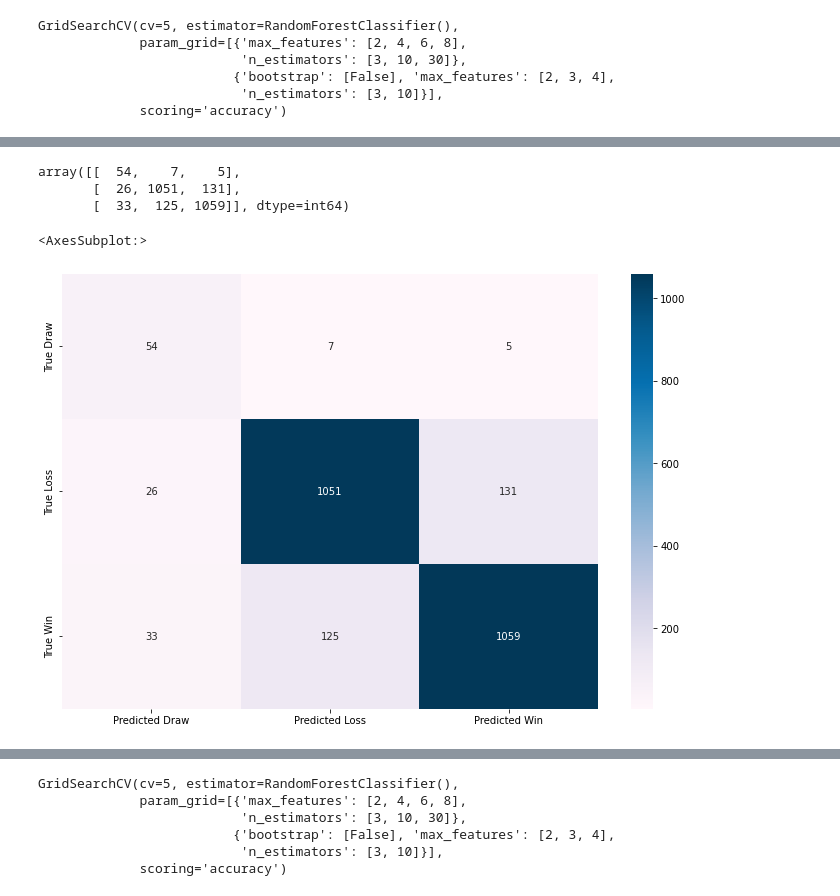
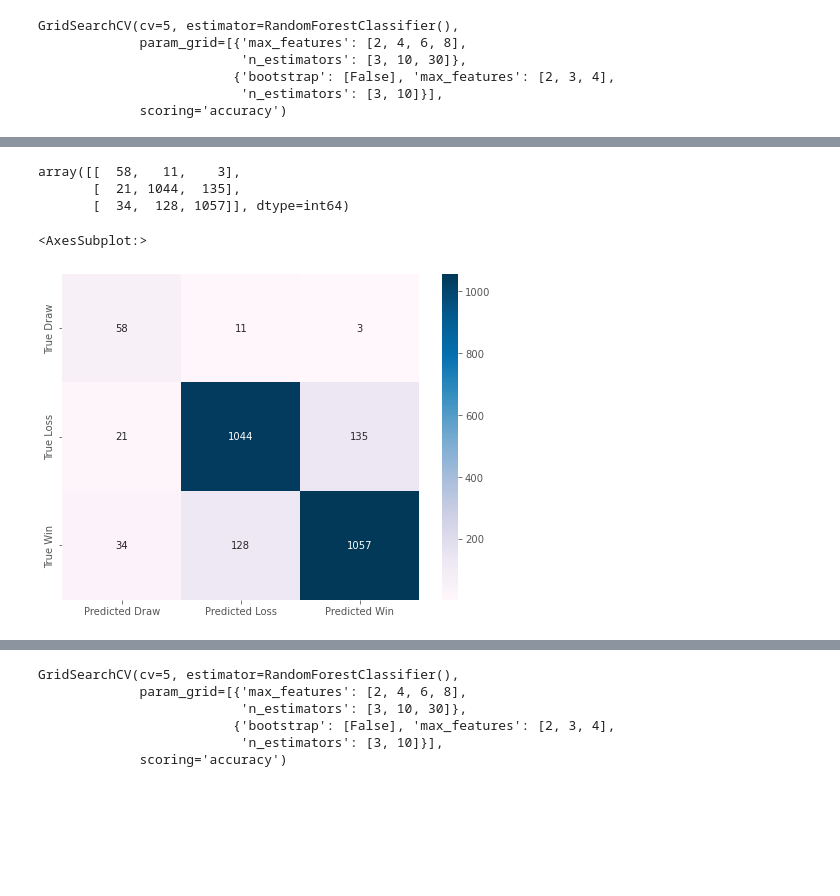
Before and after one commit to Gabriele-Frattini/fight-prediction, a Jupyter notebook: notebook.ipynb, the cells around one changed output, grey strips where cells are left out. Drawn from its saved outputs; the diff is of its cells as text; code cells hidden in the pictures; blank space fills up the shorter version.

```diff
--- a/notebook.ipynb
+++ b/notebook.ipynb
@@ -93,7 +94,6 @@ fights.drop(['titles held',
                'residence',
                'venue',
                'br_id',
-               'date',
                'reach'
                ],axis=1,inplace=True)
 # %%
@@ -341,0 +400,12 @@ plt.show()
+# %%
+from datetime import datetime
+from datetime import date
+
+fights.date = pd.to_datetime(fights.date)
+fights.date = fights.date.dt.strftime("%Y")
+
+usa_phi = fights[(fights.nationality=="USA") | (fights.nationality=="Philippines") | (fights.nationality=="Mexico") | (fights.nationality=="United Kingdom")]
+usa_phi = usa_phi.groupby(["date","nationality"])["decision"].value_counts().unstack().reset_index()
+
+plots = sns.lineplot(data=usa_phi, x="date", y="Win", hue="nationality", palette="tab10")
+plots.set_title('Wins over time ',fontsize=15,fontweight='bold')
@@ -411,0 +521,13 @@ sns.heatmap(fights_corr, annot=True, cmap="PuBu")
+# %%
+fights["years_experience"] = fights.Age - fights.debut_age
+fights["Opponent_experience"] = fights.Age_opponent - fights.debut_age_opponent
+
+
+divtab = pd.crosstab(index=fights["years_experience"], columns=fights.decision).reset_index()
+
+sns.lineplot(x=divtab["years_experience"], y=divtab.Win)
+
+plt.title("Fights won by years of experience", fontsize=15, fontweight="bold")
+plt.ylabel("Fights won")
+plt.xlabel("Years of experience")
+plt.show()
@@ -412,9 +536,8 @@ sns.heatmap(fights_corr, annot=True, cmap="PuBu")
 # %%
 fights["Height_Difference"] = fights.height - fights.height_opponent
-fights["Age_Difference"] = fights.Age - fights.Age_opponent
-fights["Debut_Difference"] = fights.debut_age - fights.debut_age_opponent
+fights["Experience_Difference"] = fights.years_experience - fights.Opponent_experience
 
-fights.drop(["height","height_opponent","Age","Age_opponent","debut_age","debut_age_opponent","result","division","debut","KO or Points","debut_opponent"],axis=1,inplace=True)
+fights.drop(["height","height_opponent","Age","Age_opponent","debut_age","debut_age_opponent","result","division","debut","KO or Points","debut_opponent","years_experience","Opponent_experience","date"],axis=1,inplace=True)
 # %%
 stance_map = {"southpaw":1, "orthodox":0}
 
@@ -506,18 +627,18 @@ pred = model.predict(X_test)
 # %%
 confusion_matrix(pred,y_test)
 # %% [output]
-array([[  54,    7,    5],
-       [  26, 1051,  131],
-       [  33,  125, 1059]], dtype=int64)
+array([[  58,   11,    3],
+       [  21, 1044,  135],
+       [  34,  128, 1057]], dtype=int64)
 # %%
-plt.figure(figsize=(12,8))
+plt.figure()
 columns = ['Predicted Draw', 'Predicted Loss', 'Predicted Win']
 index=['True Draw', 'True Loss','True Win']
 df = pd.DataFrame(confusion_matrix(pred,y_test), columns=columns, index=index)
 sns.heatmap(df, annot=True, fmt='d', cmap='PuBu')
 # %% [output]
 <AxesSubplot:>
-[figure, old version]
+[figure, new version]
 # %%
 print(f" Accuracy: {accuracy_score(pred, y_test)}")
 # %% [output]
```
Also changed, not shown: parts of 35 cells of this notebook, 4 other files.
